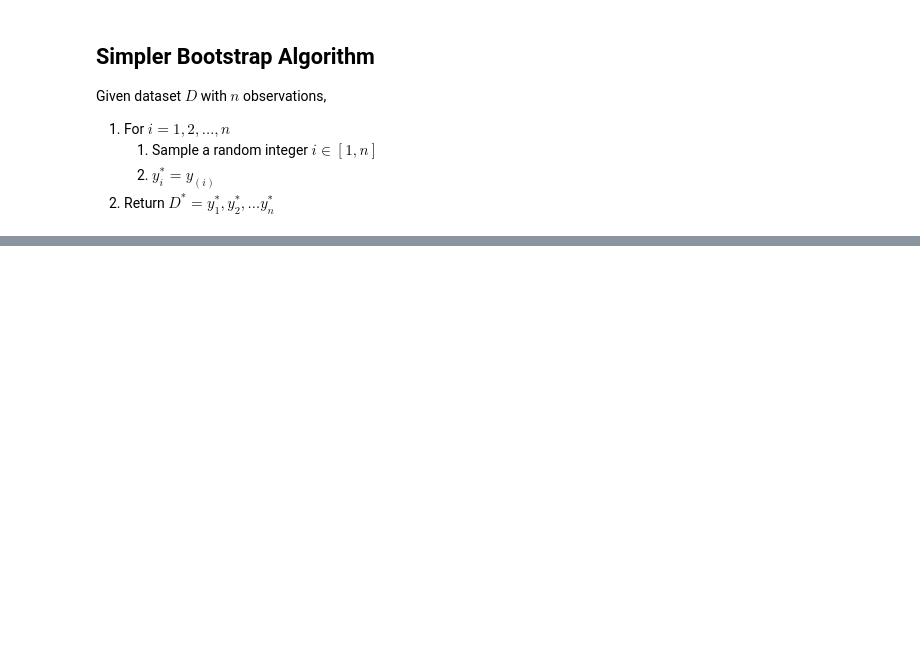
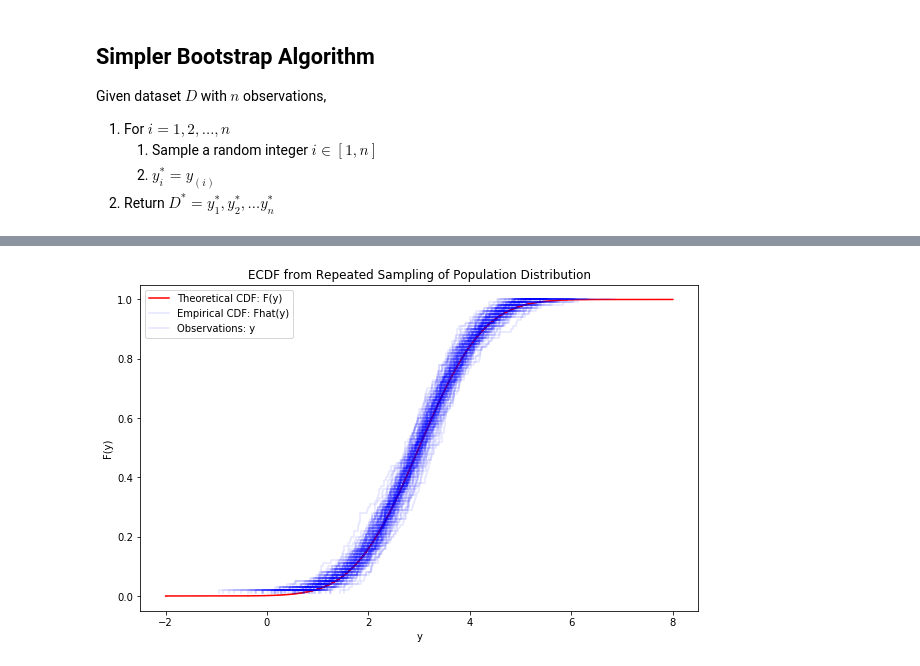
Before and after one commit to essentialols/Spring2020, a Jupyter notebook: lecture-notes/03-Distributions-Histograms-and-Bootstrap.ipynb, the cells around one changed output, grey strips where cells are left out. Drawn from its saved outputs; the diff is of its cells as text; code cells hidden in the pictures; blank space fills up the shorter version.

Commit message:
update distributions notebook

```diff
--- a/lecture-notes/03-Distributions-Histograms-and-Bootstrap.ipynb
+++ b/lecture-notes/03-Distributions-Histograms-and-Bootstrap.ipynb
@@ -220,0 +227,16 @@ Given dataset $D$ with $n$ observations,
+# %%
+many_independent_ecdfs = [ecdf(Y.rvs(num_data)) for one in range(0, 100)]
+
+fig, ax = plt.subplots(1, 1, figsize=(10, 6))
+
+ax.step(y_grid, Y.cdf(y_grid), '-r')
+for one_ecdf in many_independent_ecdfs:
+    ax.step(*one_ecdf, '-b', alpha=0.1)
+
+ax.set_title('ECDF from Repeated Sampling of Population Distribution')
+ax.set_xlabel('y')
+ax.set_ylabel('F(y)')
+ax.legend(['Theoretical CDF: F(y)', 'Empirical CDF: Fhat(y)', 'Observations: y'])
+plt.show()
+# %% [output]
+[figure, added]
```
Also changed, not shown: parts of 4 cells of this notebook.
